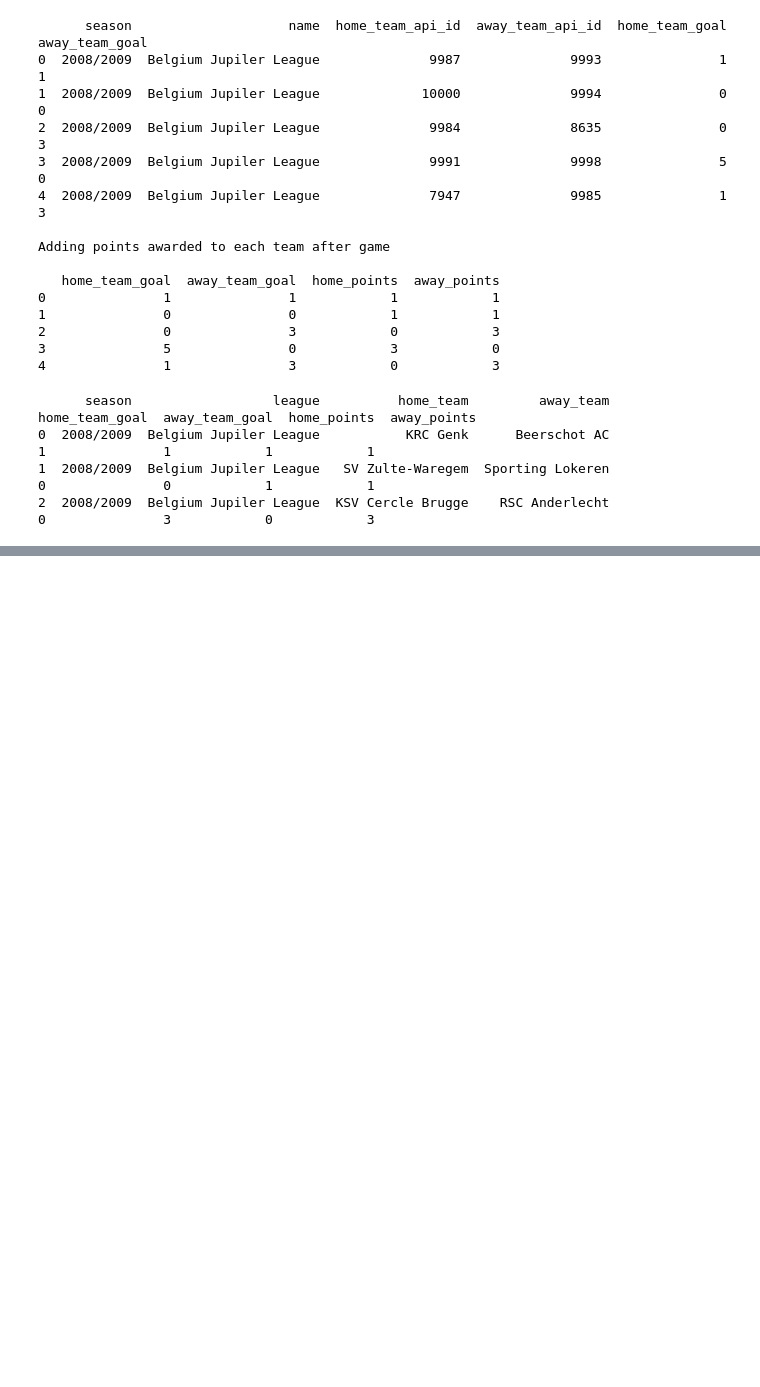
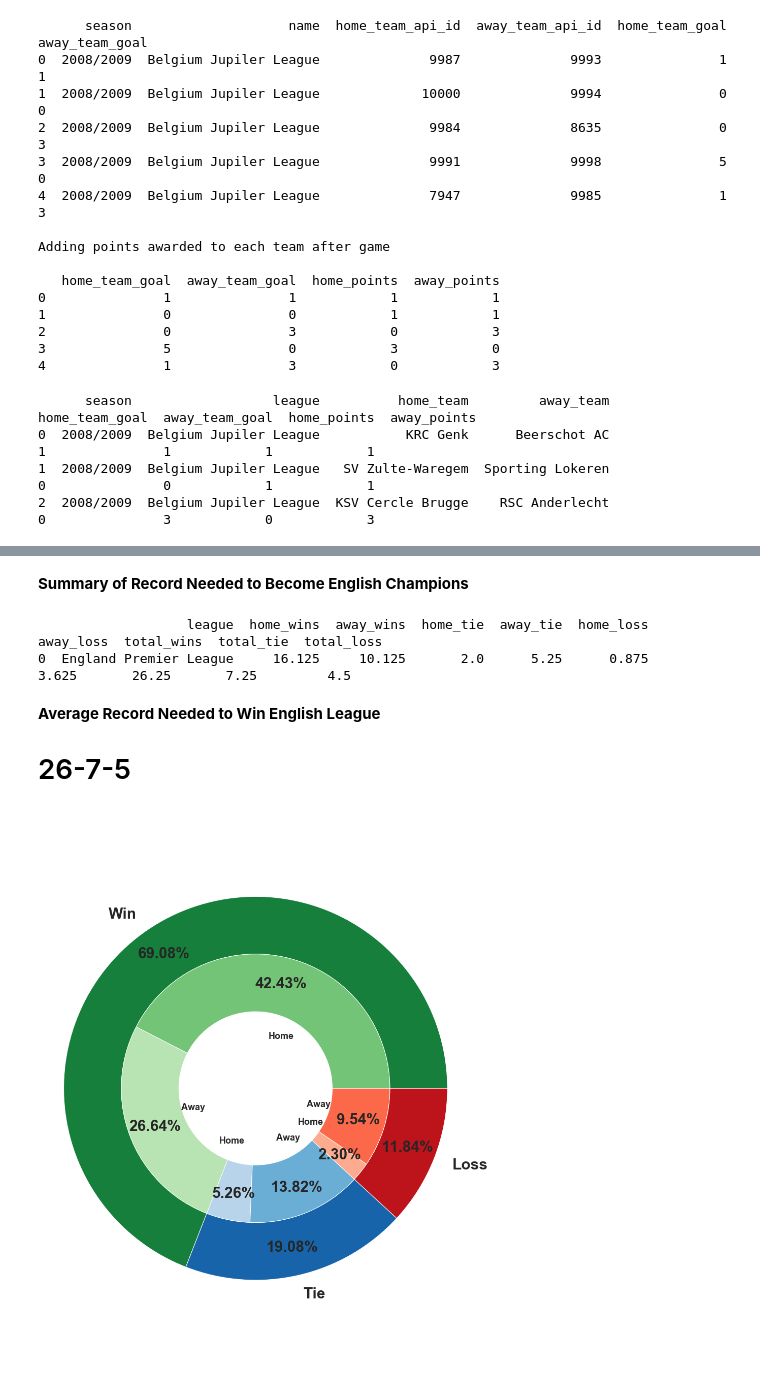
Before and after one commit to RachidRezzik/Euro_Soccer, a Jupyter notebook: Euro_Analysis.ipynb, the cells around one changed output, grey strips where cells are left out. Saved outputs shown, nothing was run; the diff lists cells and outputs as text; code cells hidden in the pictures; blank space fills up the shorter version.

Commit message:
updated summary stats, english analytics

```diff
--- a/Euro_Analysis.ipynb
+++ b/Euro_Analysis.ipynb
@@ -263,0 +639,9 @@ Name: away_points, Length: 1478, dtype: int64
+# %%
+### Points Percentages ###
+total_england = total.loc[total['league'] == 'England Premier League']
+champs.columns = ['season', 'team']
+champ_points = pd.merge(champs, total_england, how='inner', on=['season', 'team'])
+champ_points['home(%)'] = champ_points['home_points'] / champ_points['total_points']
+champ_points['away(%)'] = champ_points['away_points'] / champ_points['total_points']
+print(champ_points)
+print('\nManchester United was the most reliant on their home performances to become champions in the 2010/2011 season while Leceister City was the least reliant on their home performances during their 2015/2016 championship')
@@ -263,0 +718,50 @@ Name: away_points, Length: 1478, dtype: int64
+# %% [markdown]
+**Summary of Record Needed to Become English Champions**
+# %%
+records['total_wins'] = records['home_wins'] + records['away_wins']
+records['total_loss'] = records['home_loss'] + records['away_loss']
+records['total_tie'] = records['home_tie'] + records['away_tie']
+records['league'] = 'England Premier League'
+record_summary = records.groupby('league')[['home_wins', 'away_wins', 'home_tie', 'away_tie', 'home_loss', 'away_loss', 'total_wins',
+                                'total_tie', 'total_loss']].mean().reset_index()
+print(record_summary)
+# %% [output]
+                   league  home_wins  away_wins  home_tie  away_tie  home_loss  away_loss  total_wins  total_tie  total_loss
+0  England Premier League     16.125     10.125       2.0      5.25      0.875      3.625       26.25       7.25         4.5
+# %% [markdown]
+**Average Record Needed to Win English League**
+
+# 26-7-5
+# %%
+plt.rcParams['figure.figsize'] = 15, 20
+
+group_names=['Win', 'Tie', 'Loss']
+group_size=[record_summary.loc[:, 'total_wins'][0], record_summary.loc[:, 'total_tie'][0], record_summary.loc[:, 'total_loss'][0]]
+subgroup_names=['Home', 'Away', 'Home', 'Away', 'Home', 'Away']
+subgroup_size=[record_summary.loc[:, 'home_wins'][0], record_summary.loc[:, 'away_wins'][0], record_summary.loc[:, 'home_tie'][0],
+              record_summary.loc[:, 'away_tie'][0], record_summary.loc[:, 'home_loss'][0], record_summary.loc[:, 'away_loss'][0]]
+
+plt.rcParams["font.size"] = 30
+
+
+wedges, labels, autopct = plt.pie(group_size, radius=1,
+        colors=[a(0.8), b(0.8), c(0.8)],
+        labels=group_names, autopct='%.2f%%',
+        pctdistance=0.85,
+        wedgeprops=dict(width=0.3, edgecolor='white'))
+
+for label in labels:
+    label.set_fontsize(30)
+
+wedges, labels, autopct = plt.pie(subgroup_size, radius=0.7,
+        colors=[a(0.5), a(0.3), b(0.3), b(0.5), c(.3), c(.5)],
+        wedgeprops=dict(width=0.3, edgecolor='white'),
+        labels=subgroup_names, autopct='%.2f%%',
+        pctdistance=0.8, labeldistance=0.4)
+plt.axis('equal')
+
+for label in labels:
+    label.set_fontsize(18)
+plt.show()
+# %% [output]
+[figure, added]
```
Also changed, not shown: parts of 25 cells of this notebook.
